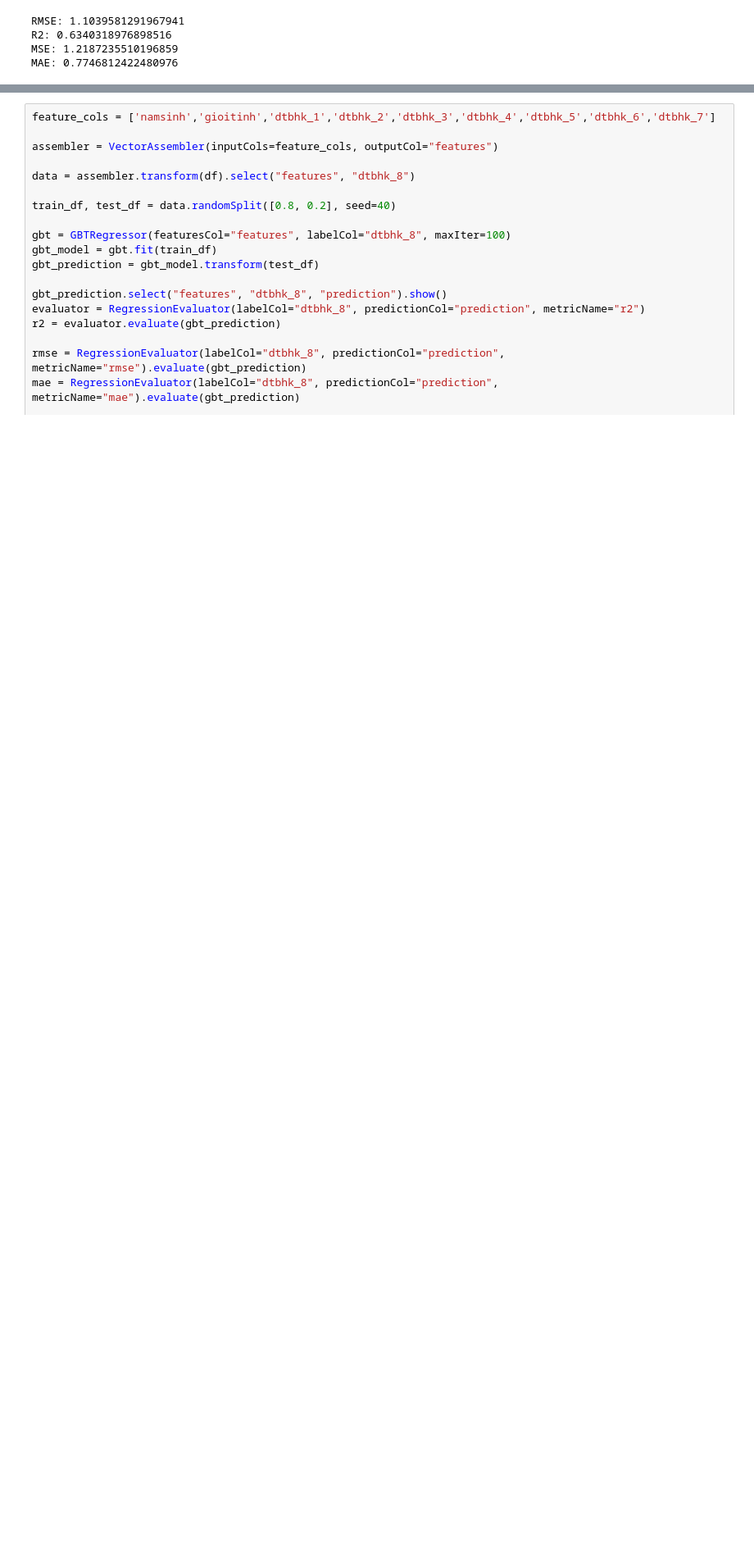
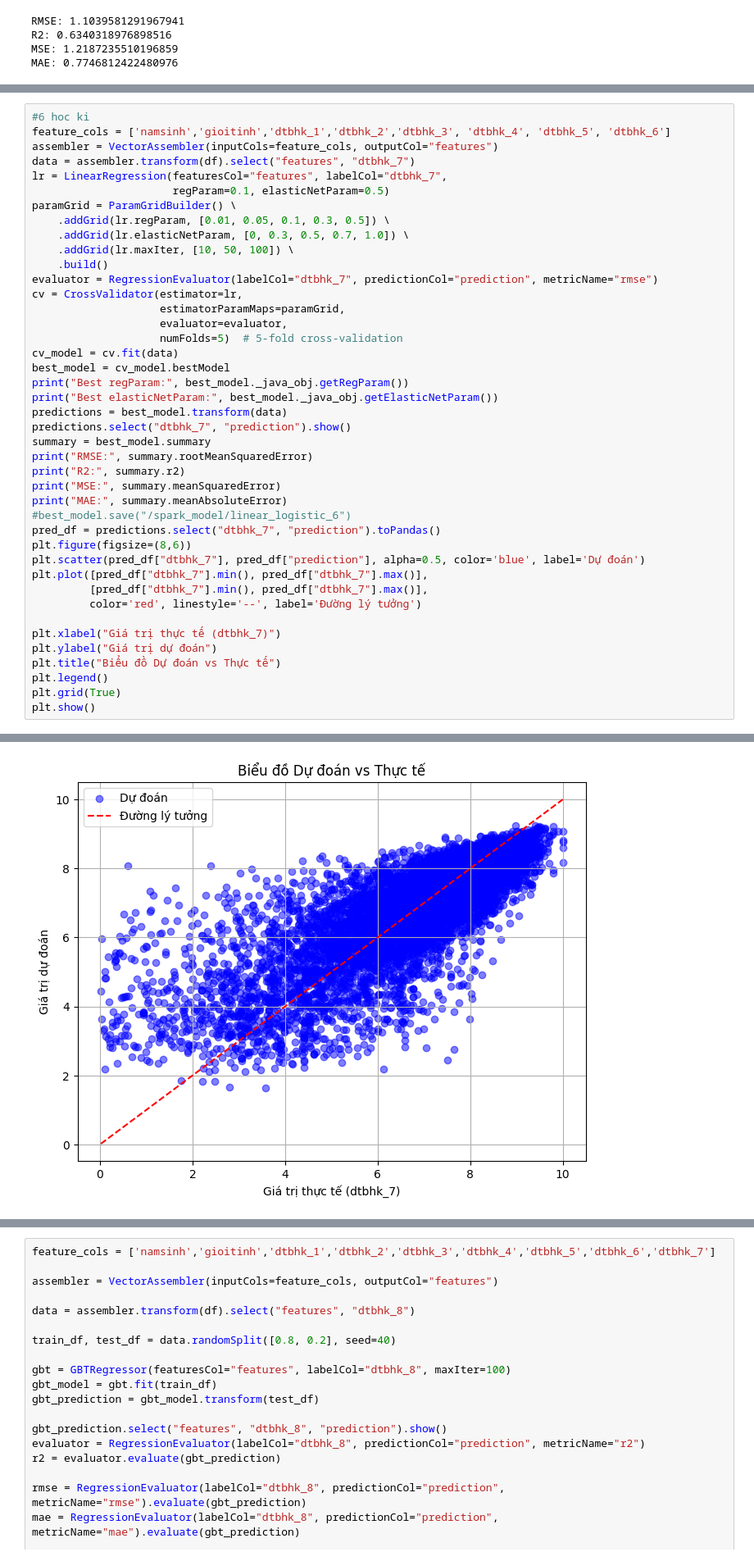
Before and after one commit to Hatsuki9813/GPAPredictor, a Jupyter notebook: PySparkML/Dudoandiem.ipynb, the cells around one changed output, grey strips where cells are left out. Shown: that part at 82% size. Cells and saved outputs as stored; diff of their text form; blank space fills up the shorter version.

Commit message:
add UI and models

```diff
--- a/PySparkML/Dudoandiem.ipynb
+++ b/PySparkML/Dudoandiem.ipynb
@@ -93,0 +103,43 @@ Linear Regression with Cross validation
+# %%
+#6 hoc ki
+feature_cols = ['namsinh','gioitinh','dtbhk_1','dtbhk_2','dtbhk_3', 'dtbhk_4', 'dtbhk_5', 'dtbhk_6']
+assembler = VectorAssembler(inputCols=feature_cols, outputCol="features")
+data = assembler.transform(df).select("features", "dtbhk_7")
+lr = LinearRegression(featuresCol="features", labelCol="dtbhk_7",
+                      regParam=0.1, elasticNetParam=0.5)
+paramGrid = ParamGridBuilder() \
+    .addGrid(lr.regParam, [0.01, 0.05, 0.1, 0.3, 0.5]) \
+    .addGrid(lr.elasticNetParam, [0, 0.3, 0.5, 0.7, 1.0]) \
+    .addGrid(lr.maxIter, [10, 50, 100]) \
+    .build()
+evaluator = RegressionEvaluator(labelCol="dtbhk_7", predictionCol="prediction", metricName="rmse")
+cv = CrossValidator(estimator=lr,
+                    estimatorParamMaps=paramGrid,
+                    evaluator=evaluator,
+                    numFolds=5)  # 5-fold cross-validation
+cv_model = cv.fit(data)
+best_model = cv_model.bestModel
+print("Best regParam:", best_model._java_obj.getRegParam())
+print("Best elasticNetParam:", best_model._java_obj.getElasticNetParam())
+predictions = best_model.transform(data)
+predictions.select("dtbhk_7", "prediction").show()
+summary = best_model.summary
+print("RMSE:", summary.rootMeanSquaredError)
+print("R2:", summary.r2)
+print("MSE:", summary.meanSquaredError)
+print("MAE:", summary.meanAbsoluteError)
+#best_model.save("/spark_model/linear_logistic_6")
+pred_df = predictions.select("dtbhk_7", "prediction").toPandas()
+plt.figure(figsize=(8,6))
+plt.scatter(pred_df["dtbhk_7"], pred_df["prediction"], alpha=0.5, color='blue', label='Dự đoán')
+plt.plot([pred_df["dtbhk_7"].min(), pred_df["dtbhk_7"].max()],
+         [pred_df["dtbhk_7"].min(), pred_df["dtbhk_7"].max()],
+         color='red', linestyle='--', label='Đường lý tưởng')
+
+plt.xlabel("Giá trị thực tế (dtbhk_7)")
+plt.ylabel("Giá trị dự đoán")
+plt.title("Biểu đồ Dự đoán vs Thực tế")
+plt.legend()
+plt.grid(True)
+plt.show()
+# %% [output]
@@ -93,0 +163 @@ Linear Regression with Cross validation
+[figure, added]
```
Also changed, not shown: parts of 33 cells of this notebook, 7 other files.
